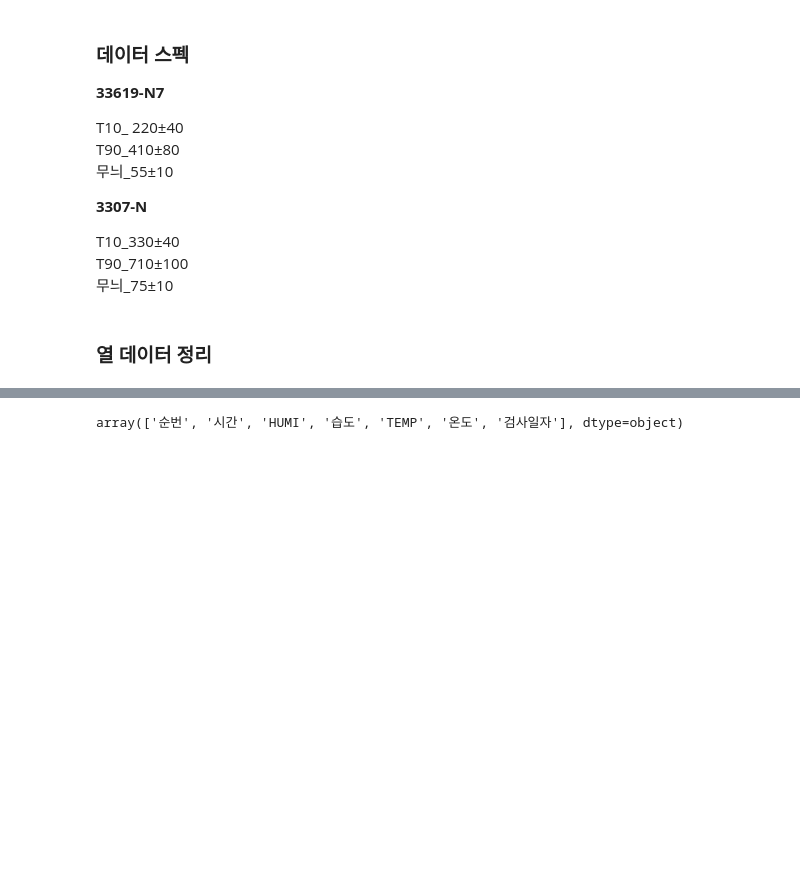
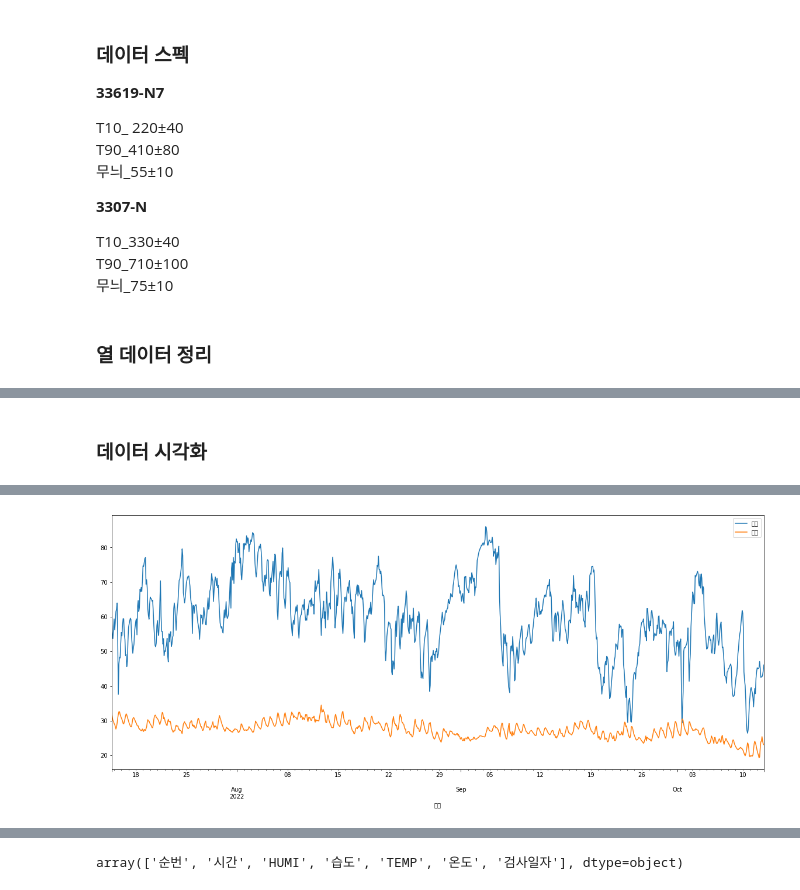
Before and after one commit to Hansol03/Relation-analysis-of-temp-hum-in-rubber-belt-manufacturing-process-, a Jupyter notebook: temp_humi.ipynb, the cells around one changed output, grey strips where cells are left out. Cells and saved outputs as stored; diff of their text form; code cells hidden in the pictures; blank space fills up the shorter version.

```diff
--- a/temp_humi.ipynb
+++ b/temp_humi.ipynb
@@ -375,3 +382,20 @@ HUMI            object
 TEMP            object
 온도             float64
 dtype: object
+# %% [markdown]
+### 데이터 시각화
+# %%
+import matplotlib.pyplot as plt
+plt.rc('font', family='NanumBarunGothic')
+%matplotlib inline
+# %%
+import matplotlib
+
+matplotlib.rcParams['font.family'] ='NanumGothic'
+
+matplotlib.rcParams['axes.unicode_minus'] =False
+# %%
+plt.rcParams['figure.figsize'] = [20,8]
+df.plot.line(x='시간', y=['습도', '온도'])
+plt.show()
+# %% [output]
@@ -377,0 +403 @@ dtype: object
+[figure, added]
```
Also changed, not shown: parts of 57 cells of this notebook.
